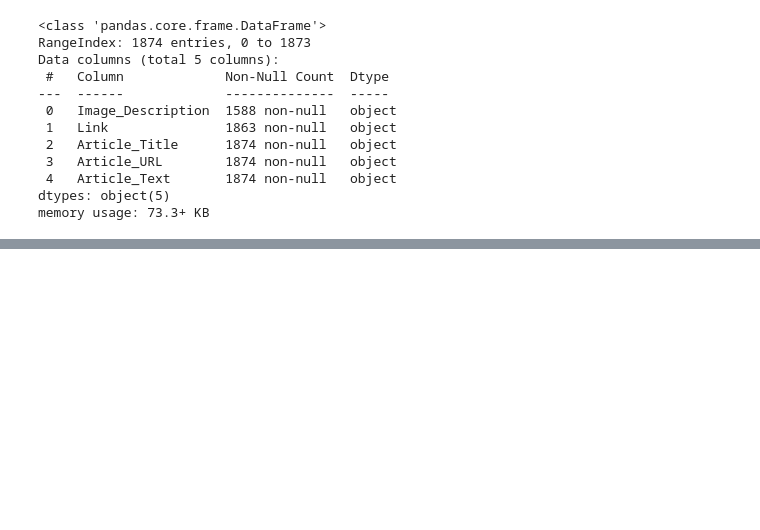
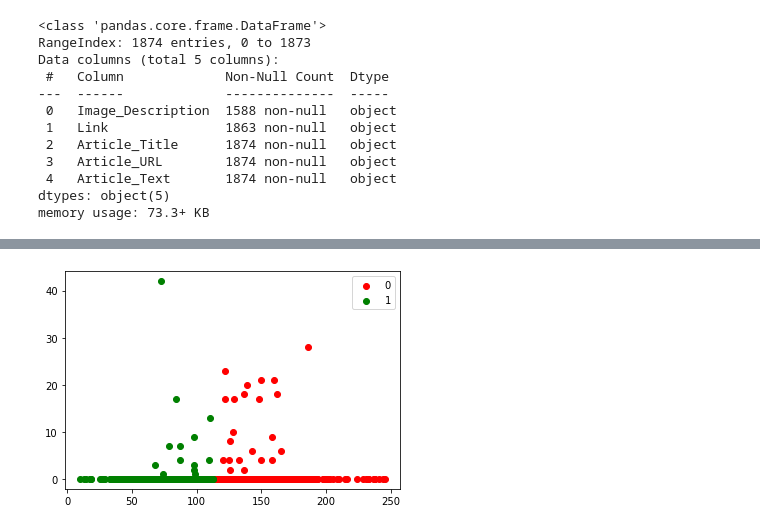
Before and after one commit to rmh222/autorec-sys, a Jupyter notebook: Week3-CrawlingAndClassification/FrontrunnerWeek3.ipynb, the cells around one changed output, grey strips where cells are left out. Saved outputs shown, nothing was run; the diff lists cells and outputs as text; code cells hidden in the pictures; blank space fills up the shorter version.

```diff
--- a/Week3-CrawlingAndClassification/FrontrunnerWeek3.ipynb
+++ b/Week3-CrawlingAndClassification/FrontrunnerWeek3.ipynb
@@ -455,0 +480,7 @@ plt.show()
+# %%
+plt.scatter(zeros["Mean"] , zeros["Min"] , label = 0, color='red')
+plt.scatter(ones["Mean"] , ones["Min"] , label = 1, color='green')
+plt.legend()
+plt.show()
+# %% [output]
+[figure, added]
```
Also changed, not shown: parts of 6 cells of this notebook.
